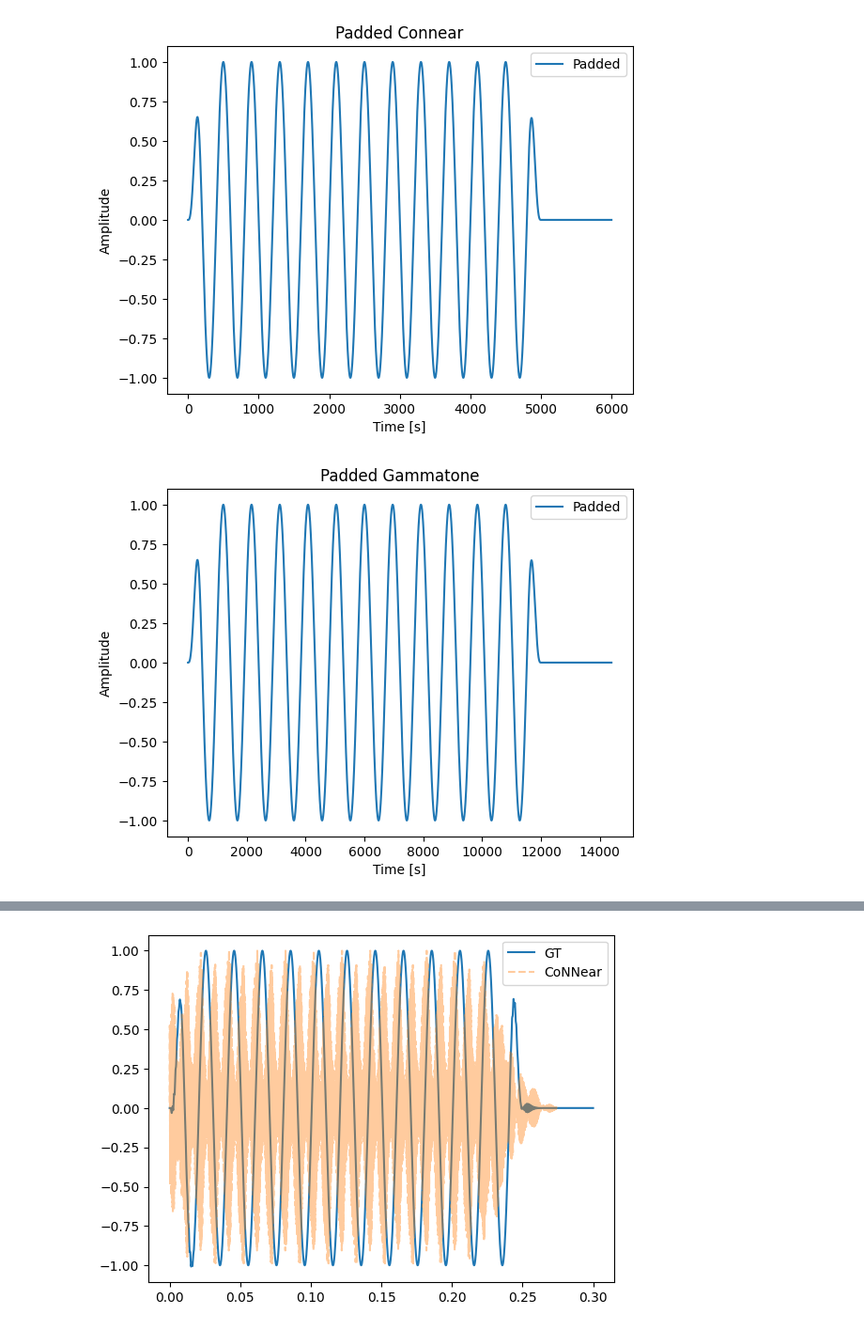
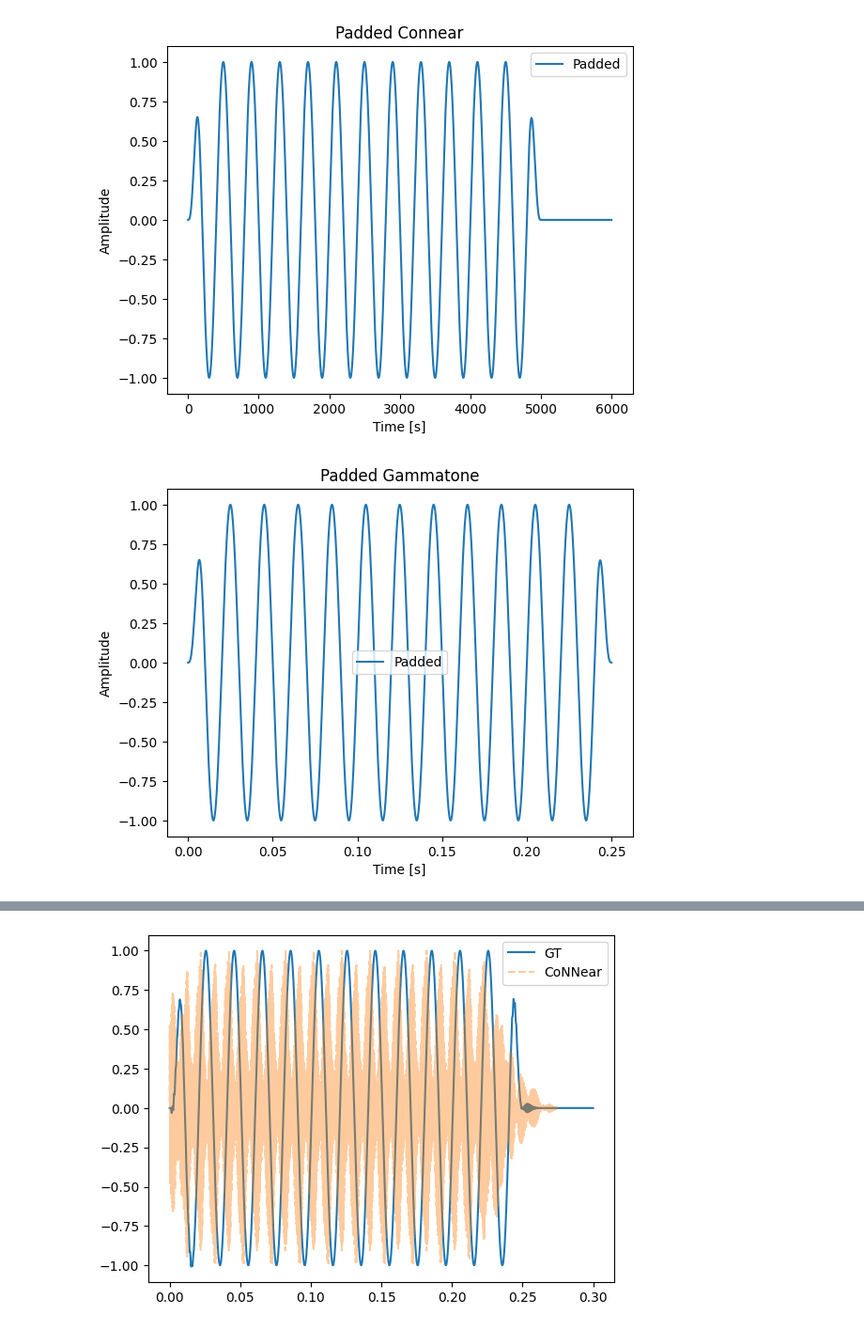
Before and after one commit to cesarz10/Auditory-computation, a Jupyter notebook: AudCompLab1_2022/CompAudLab1_Tuning.ipynb, the cells around one changed output, grey strips where cells are left out. Shown at 94% size. Drawn from its saved outputs; the diff is of its cells as text; code cells hidden in the pictures.

```diff
--- a/AudCompLab1_2022/CompAudLab1_Tuning.ipynb
+++ b/AudCompLab1_2022/CompAudLab1_Tuning.ipynb
@@ -118,30 +120,27 @@ plt.xlim((0, 0.02))
 # %%
 #concatenate the stimulus with some silence afterwards to see model ringdown
-silence_GT = np.zeros(int(fs_GT / (1000 / 50))) # + 50ms of 0s for Gammatone
 silence_Con = np.zeros(int(fs_Con / (1000 / 50))) # + 50ms of 0s for Connear
 
-padded_GT = np.concatenate([mult_GT, silence_GT])
 padded_Con = np.concatenate([mult_Con, silence_Con])
 t_pad_Con = np.arange((len(padded_Con))) # time with the 0 padding for Connear
-t_pad_GT = np.arange((len(padded_GT))) # time with the 0 padding for Gammatone
 
 
 plt.plot(t_pad_Con, padded_Con, label="Padded")
 plt.xlabel("Time [s]")
 plt.ylabel("Amplitude")
 plt.title("Padded Connear")
 plt.legend()
 plt.show()
 
-plt.plot(t_pad_GT, padded_GT, label="Padded")
+plt.plot(t_GT, mult_GT, label="Padded")
 plt.xlabel("Time [s]")
 plt.ylabel("Amplitude")
 plt.title("Padded Gammatone")
 plt.legend()
 plt.show()
 # %% [output]
 [figure]
-[figure, old version]
+[figure, new version]
 # %%
 ##Load in CoNNear model
 json_file = open("connear/Gmodel.json", "r")
```
Also changed, not shown: parts of 3 cells of this notebook, 2 other files.
